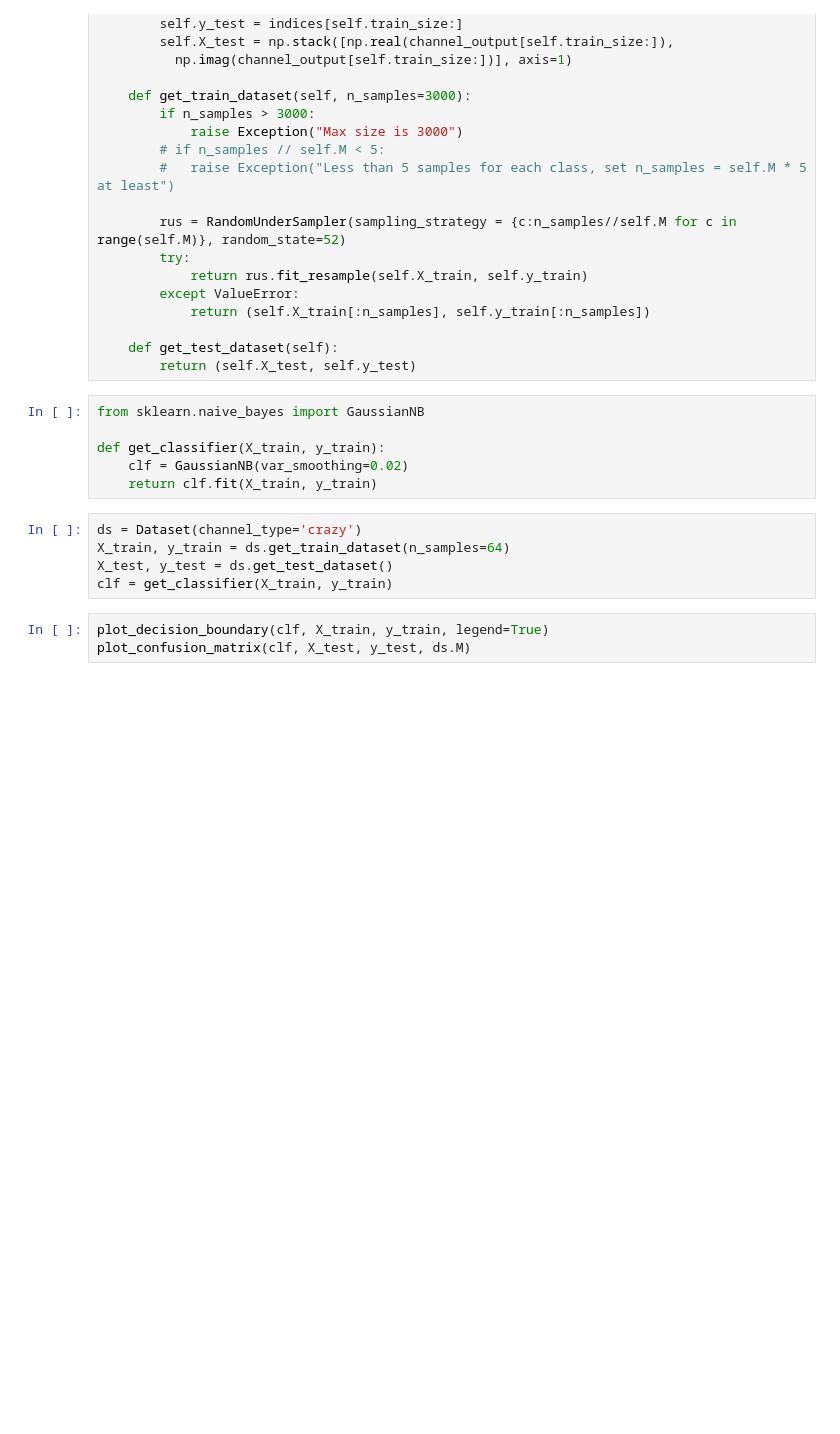
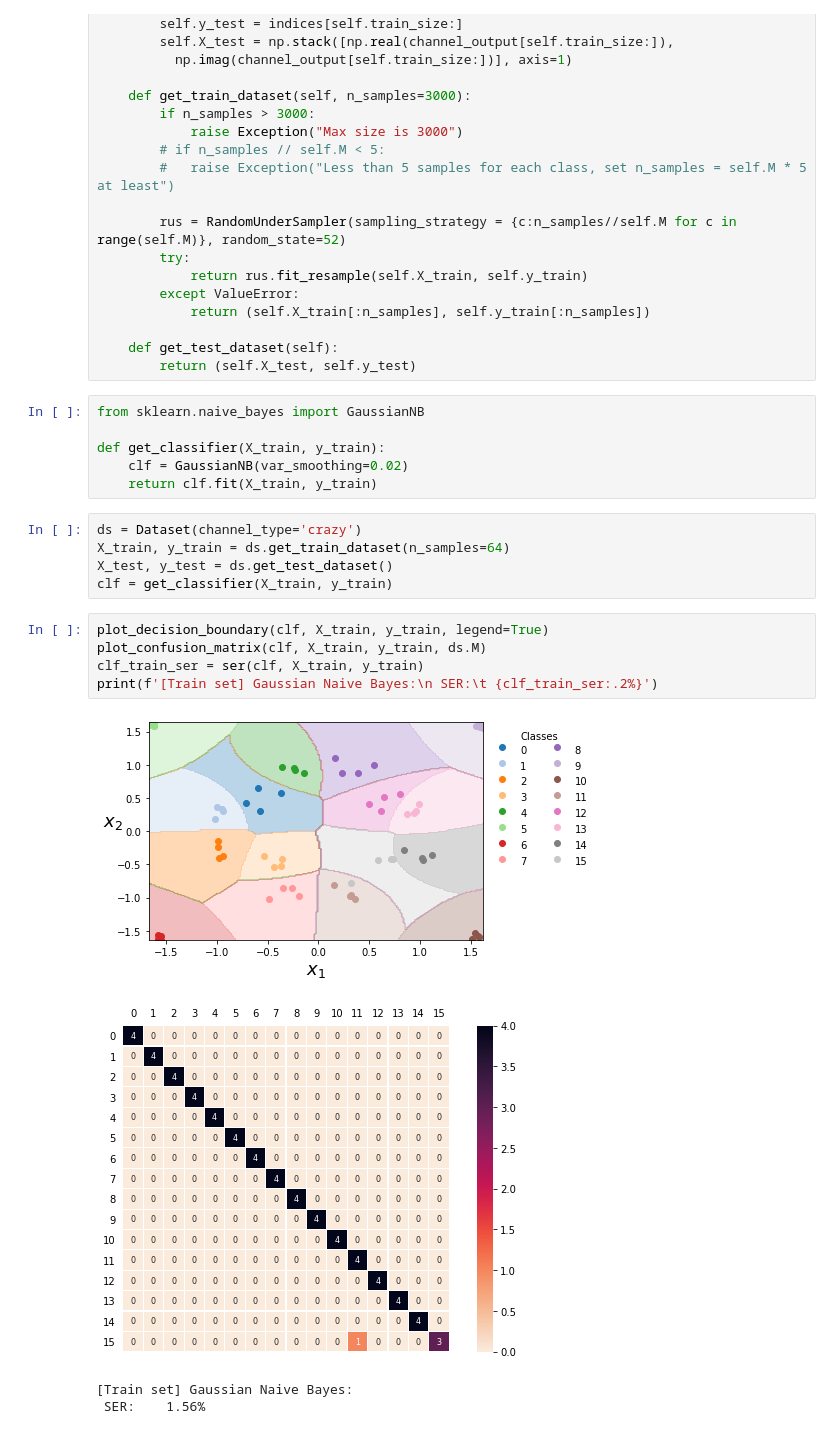
Before and after one commit to diegodantasf/ic-telecom-project, a Jupyter notebook: meu_classificador_crazy.ipynb, the cells around one changed output. Cells and saved outputs as stored; diff of their text form; blank space fills up the shorter version.

```diff
--- a/meu_classificador_crazy.ipynb
+++ b/meu_classificador_crazy.ipynb
@@ -90,5 +91,12 @@ X_test, y_test = ds.get_test_dataset()
 clf = get_classifier(X_train, y_train)
 # %%
 plot_decision_boundary(clf, X_train, y_train, legend=True)
-plot_confusion_matrix(clf, X_test, y_test, ds.M)
+plot_confusion_matrix(clf, X_train, y_train, ds.M)
+clf_train_ser = ser(clf, X_train, y_train)
+print(f'[Train set] Gaussian Naive Bayes:\n SER:\t {clf_train_ser:.2%}')
+# %% [output]
+[figure, added]
+[figure, added]
+[Train set] Gaussian Naive Bayes:
+ SER:    1.56%
 # %%
```
Also changed, not shown: parts of 3 cells of this notebook.
